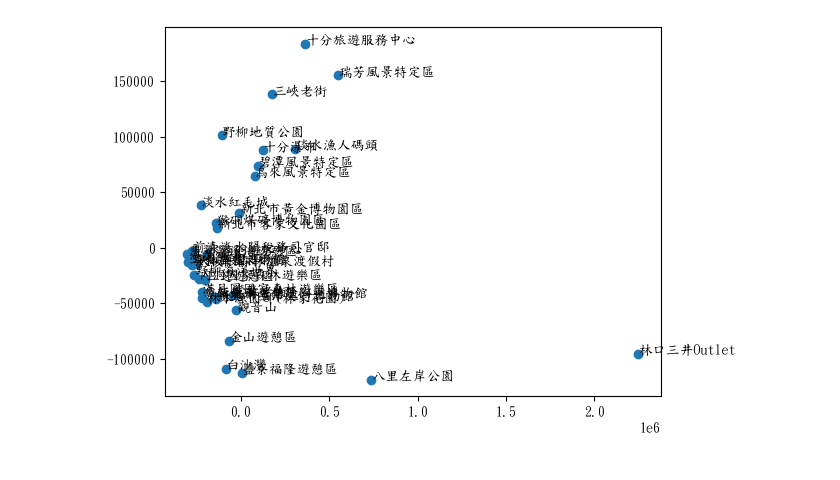
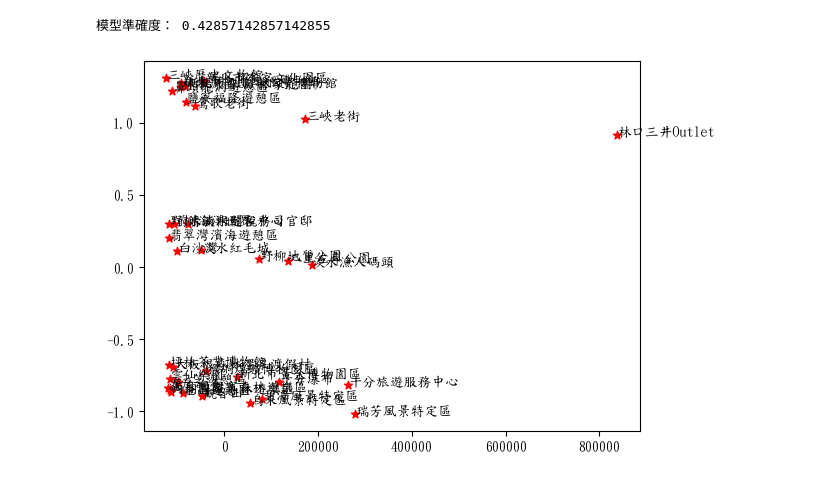
Before and after one commit to Haoowo/recommend_place, a Jupyter notebook: Tour.ipynb, the cells around one changed output. Drawn from its saved outputs; the diff is of its cells as text; code cells hidden in the pictures.

```diff
--- a/Tour.ipynb
+++ b/Tour.ipynb
@@ -73,29 +121,57 @@ recommend_places(mon,out,rat,classify,much)
+# %%
+from sklearn.model_selection import train_test_split
+from sklearn.metrics import accuracy_score
+from sklearn.neighbors import KNeighborsClassifier
+import numpy as np
+data = pd.read_csv('C:\\Users\\user\\Desktop\\python\\recommend_place\\data.csv', encoding='UTF-8')
+
+features = pd.DataFrame(data, columns=['1月', '2月', '3月', '4月', '5月', '6月', '7月', '8月', '9月', '10月', '11月', '12月', '評分', '戶外', '分類'])
+
+X = features.drop(columns=['分類'])
+y = features['分類']
+
+# 將數據集分為訓練集和測試集
+X_train, X_test, y_train, y_test = train_test_split(X, y, test_size=0.2, random_state=0)
+
+# 定義KNN模型，n_neighbors為鄰近數
+knn = KNeighborsClassifier(n_neighbors=3)
+knn.fit(X_train, y_train)
+
+# 預測測試集
+y_pred = knn.predict(X_test)
+
+# 計算準確度
+accuracy = accuracy_score(y_test, y_pred)
+print("模型準確度：", accuracy)
+# %% [output]
+模型準確度： 0.42857142857142855
 # %%
 from sklearn.decomposition import PCA
 import matplotlib.pyplot as plt
 # 設定PCA模型，降至二維
+features = pd.DataFrame(data, columns=[str(mon_input.value) + '月', '評分', '戶外', '分類'])
 pca = PCA(n_components=2)
 
 # 將特徵向量降維至二維
 features_pca = pca.fit_transform(features)
 
 # 設定標楷字體
 plt.rcParams['font.sans-serif'] = ['DFKai-SB']
 plt.rcParams['axes.unicode_minus'] = False
 
 # 取出每個景點的x, y坐標
 x_coords = features_pca[:, 0]
 y_coords = features_pca[:, 1]
 
 
 # 繪製散點圖
-plt.scatter(x_coords, y_coords)
+plt.scatter(x_coords, y_coords, c='red', marker='*')
 names = data['細分']
 # 將每個點的名稱標示出來
 for i, name in enumerate(names):
     plt.annotate(name, (x_coords[i], y_coords[i]))
 
 # 顯示圖形
 plt.show()
 # %% [output]
-[figure, old version]
+[figure, new version]
```
Also changed, not shown: parts of 4 cells of this notebook.
